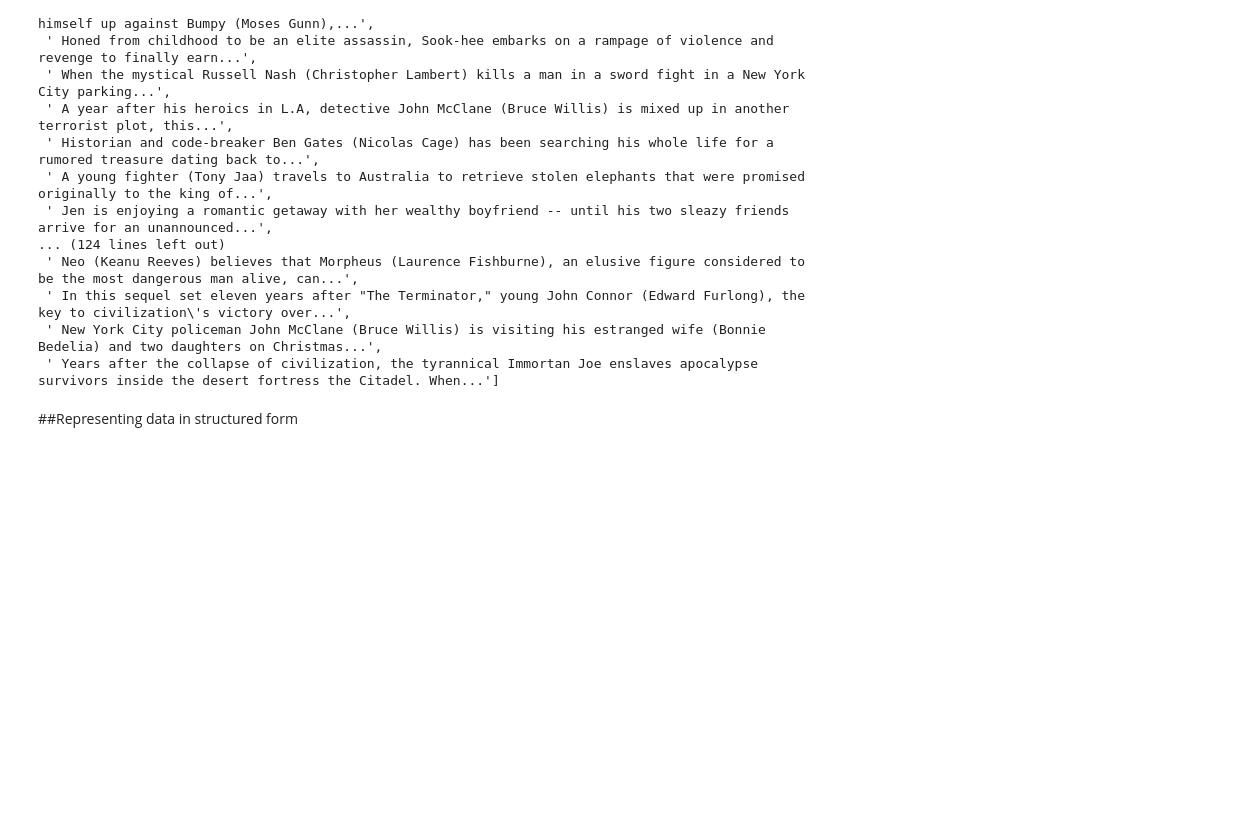
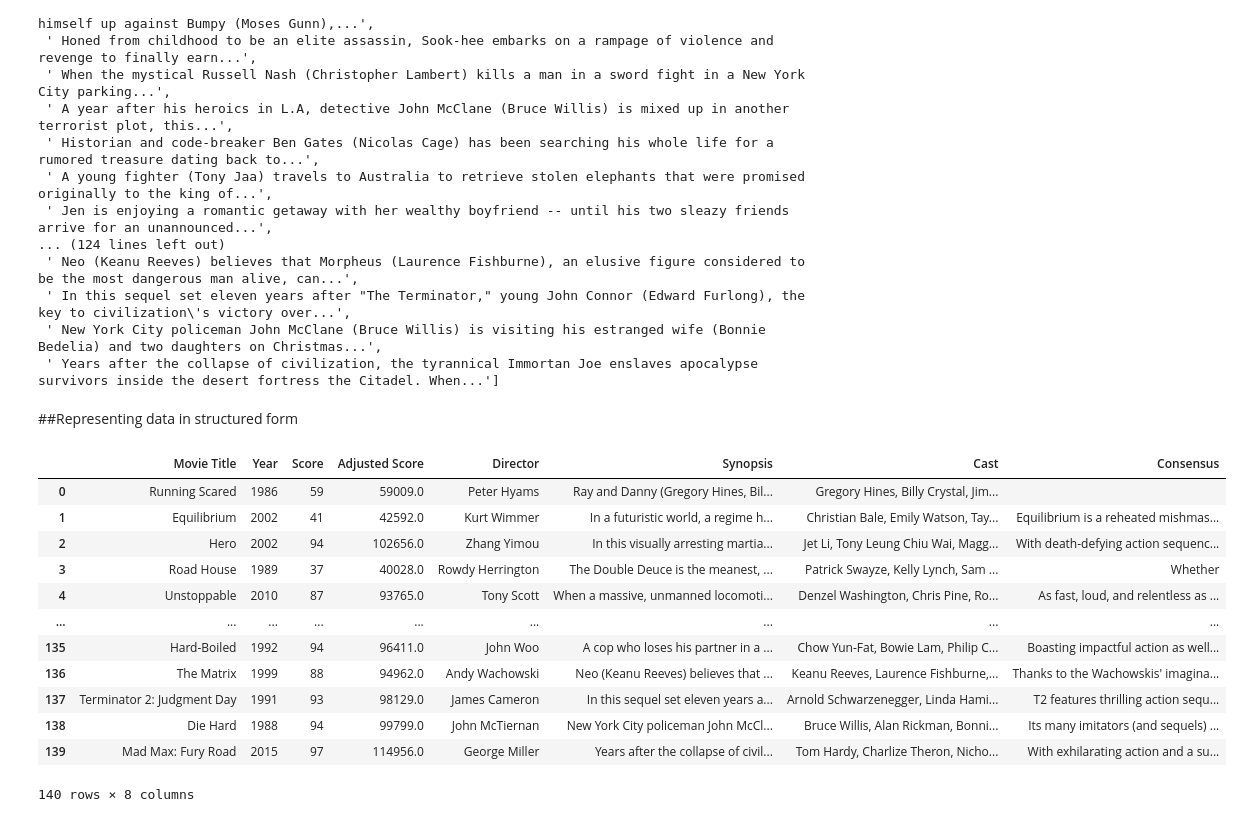
Before and after one commit to TylerJSimpson/python_practice_problems, a Jupyter notebook: RottenTomatoes Webscrape Example.ipynb, the cells around one changed output. Saved outputs shown, nothing was run; the diff lists cells and outputs as text; code cells hidden in the pictures; blank space fills up the shorter version.

```diff
--- a/RottenTomatoes Webscrape Example.ipynb
+++ b/RottenTomatoes Webscrape Example.ipynb
@@ -689,0 +693,28 @@ synopsis_text
+# %%
+#create dataframe
+movies_info = pd.DataFrame()
+
+movies_info["Movie Title"] = movie_names
+movies_info["Year"] = years
+movies_info["Score"] = scores
+movies_info["Adjusted Score"] = final_adj
+movies_info["Director"] = final_directors
+movies_info["Synopsis"] = synopsis_text
+movies_info["Cast"] = cast
+movies_info["Consensus"] = consensus_text
+
+movies_info
+# %% [output]
+|  | Movie Title | Year | Score | Adjusted Score | Director | Synopsis | Cast | Consensus |
+| 0 | Running Scared | 1986 | 59 | 59009.0 | Peter Hyams | Ray and Danny (Gregory Hines, Bil... | Gregory Hines, Billy Crystal, Jim... |  |
+| 1 | Equilibrium | 2002 | 41 | 42592.0 | Kurt Wimmer | In a futuristic world, a regime h... | Christian Bale, Emily Watson, Tay... | Equilibrium is a reheated mishmas... |
+| 2 | Hero | 2002 | 94 | 102656.0 | Zhang Yimou | In this visually arresting martia... | Jet Li, Tony Leung Chiu Wai, Magg... | With death-defying action sequenc... |
+| 3 | Road House | 1989 | 37 | 40028.0 | Rowdy Herrington | The Double Deuce is the meanest, ... | Patrick Swayze, Kelly Lynch, Sam ... | Whether |
+| 4 | Unstoppable | 2010 | 87 | 93765.0 | Tony Scott | When a massive, unmanned locomoti... | Denzel Washington, Chris Pine, Ro... | As fast, loud, and relentless as ... |
+| ... | ... | ... | ... | ... | ... | ... | ... | ... |
+| 135 | Hard-Boiled | 1992 | 94 | 96411.0 | John Woo | A cop who loses his partner in a ... | Chow Yun-Fat, Bowie Lam, Philip C... | Boasting impactful action as well... |
+| 136 | The Matrix | 1999 | 88 | 94962.0 | Andy Wachowski | Neo (Keanu Reeves) believes that ... | Keanu Reeves, Laurence Fishburne,... | Thanks to the Wachowskis' imagina... |
+| 137 | Terminator 2: Judgment Day | 1991 | 93 | 98129.0 | James Cameron | In this sequel set eleven years a... | Arnold Schwarzenegger, Linda Hami... | T2 features thrilling action sequ... |
+| 138 | Die Hard | 1988 | 94 | 99799.0 | John McTiernan | New York City policeman John McCl... | Bruce Willis, Alan Rickman, Bonni... | Its many imitators (and sequels) ... |
+| 139 | Mad Max: Fury Road | 2015 | 97 | 114956.0 | George Miller | Years after the collapse of civil... | Tom Hardy, Charlize Theron, Nicho... | With exhilarating action and a su... |
+140 rows × 8 columns
```
Also changed, not shown: parts of 7 cells of this notebook.
